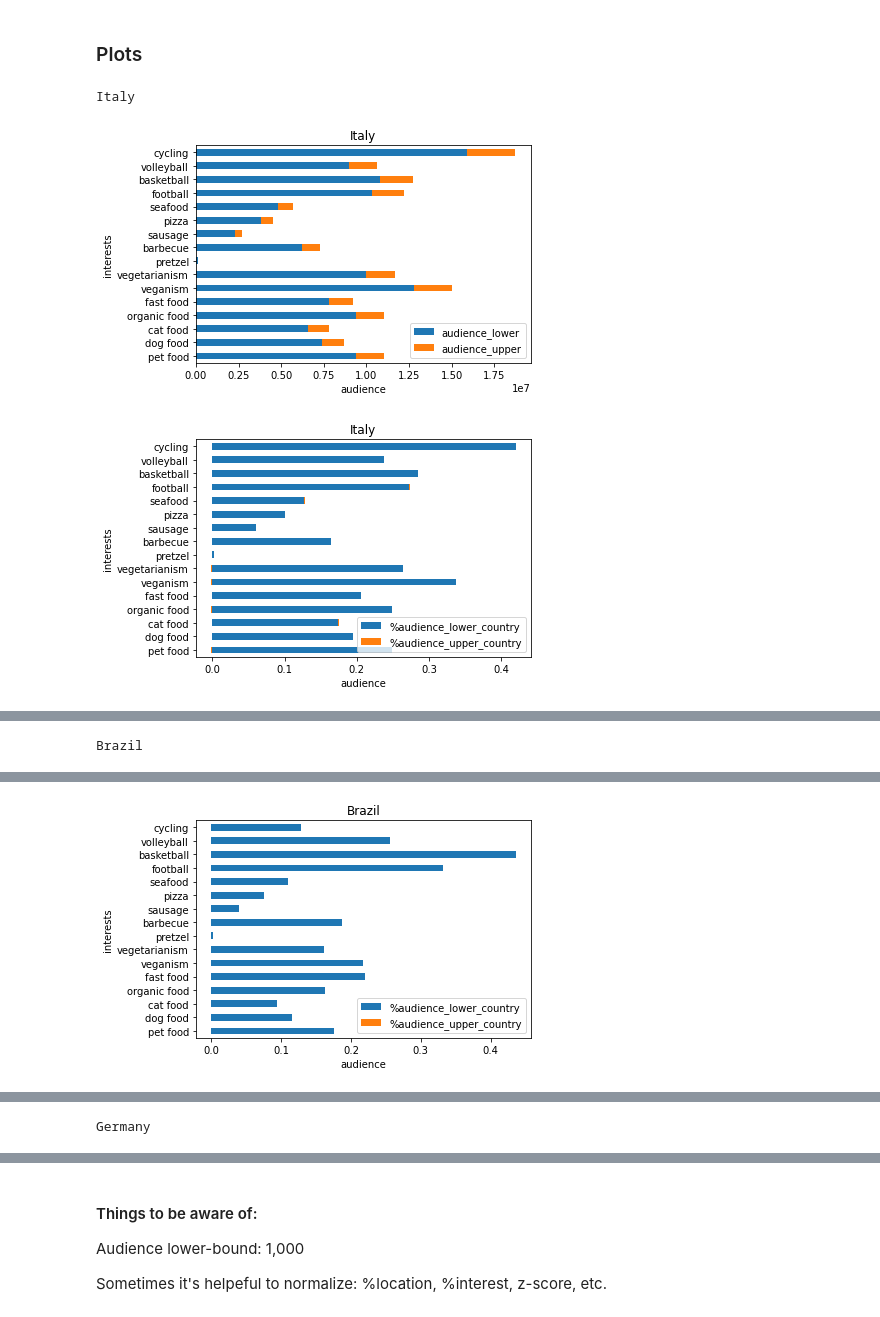
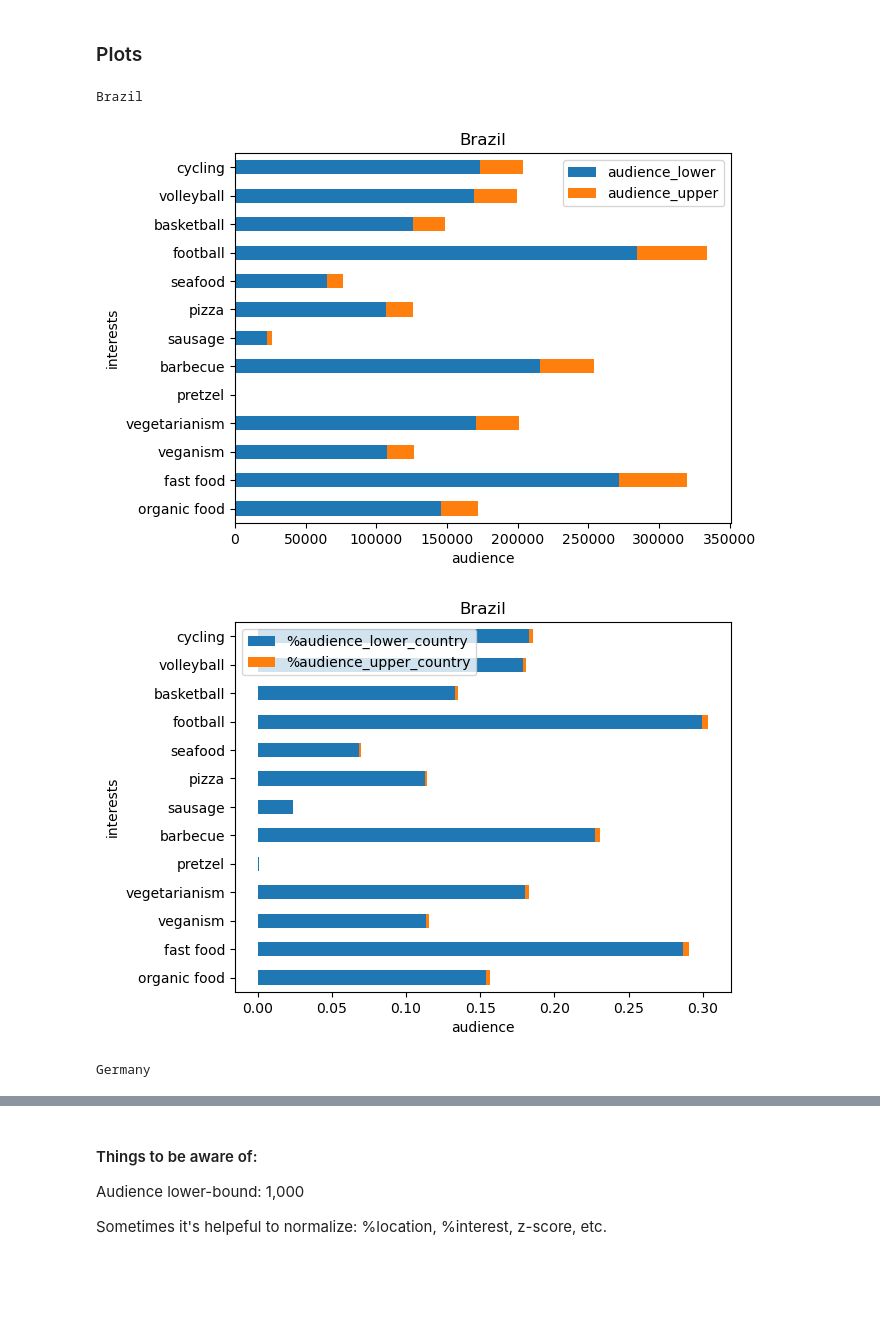
Before and after one commit to carolcoimbra/facebook-ads, a Jupyter notebook: example.ipynb, the cells around one changed output, grey strips where cells are left out. Cells and saved outputs as stored; diff of their text form; code cells hidden in the pictures; blank space fills up the shorter version.

```diff
--- a/example.ipynb
+++ b/example.ipynb
@@ -167,21 +190,12 @@ act_id = "YOUR ACCOUNT ID HERE"
 secret = "-"
 
 facebook_api, account = get_ad_account(token, act_id, secret)
-# %%
-#COMPLETE YOUT TOKEN
-token = str(df.iloc[3,1])
-#COMPLETE YOUR ACCOUNT ID
-act_id = str(df.iloc[0,1])
-secret = "-"
-
-facebook_api, account = get_ad_account(token, act_id, secret)
 # %% [markdown]
 ## EXAMPLES:
 # %% [markdown]
 ### Collecting some interests id
 # %%
-list_of_interests_to_search = ['pet food', 'dog food', 'cat food',
-                               'organic food', 'fast food', 'veganism', 'vegetarianism',
+list_of_interests_to_search = ['organic food', 'fast food', 'veganism', 'vegetarianism',
                                'pretzel', 'barbecue', 'sausage', 'pizza', 'seafood',
                                'football', 'basketball', 'volleyball', 'cycling']
 # %%
@@ -214,8 +225,7 @@ interests.to_csv("data/interests.csv")
 # %%
 #available location types: country, country_group, region, city
 list_of_locations_to_search = [('Brazil', 'country'),
-                               ('Germany', 'country'),
-                               ('Italy', 'country')]
+                               ('Germany', 'country')]
 # %%
 print("LOCATIONS TO SEARCH:")
 locations_dict = test_search_location_code(facebook_api, list_of_locations_to_search)
@@ -272,0 +303,18 @@ Population in  Italy : 37900000 - 44600000
+# %%
+for location in locations_dict:
+    #Adding the information about the location of our target
+    if locations_dict[location]["type"] == "country":
+        targeting_spec["geo_locations"] = {"countries":[locations_dict[location]["key"]]}
+    else:
+        targeting_spec["geo_locations"] = {"regions":[{"key":locations_dict[location]["key"]}]}
+
+    #We will not specify interests because we are interested on the country audience
+    targeting_spec["interests"] = []
+    targeting_spec["behaviors"] = [6015559470583] # 'Lives abroad'
+
+    audience_size_l, audience_size_u = make_request(account,targeting_spec)
+
+    print ("Population in ", location, ":", str(audience_size_l), "-", str(audience_size_u))
+
+    locations_dict[location]["audience_lower"] = audience_size_l
+    locations_dict[location]["audience_upper"] = audience_size_u
@@ -426,11 +473,10 @@ def plot_audience(location, df, norm=False, interests_list=None):
 # %%
 for location in set(df.index.get_level_values(level=0)):
     print(location)
     plot_audience(location, df)
     plot_audience(location, df, norm=True)
-
-    plot_audience(location, df, interests_list=["cat food", "dog food"])
 # %% [output]
-Italy
+Brazil
-[figure, old version]
+[figure, new version]
-[figure, old version]
+[figure, new version]
+Germany
@@ -438 +483,0 @@ Italy
-Brazil
@@ -440 +484,0 @@ Brazil
-[figure, removed]
@@ -442 +484,0 @@ Brazil
-Germany
```
Also changed, not shown: parts of 16 cells of this notebook.
